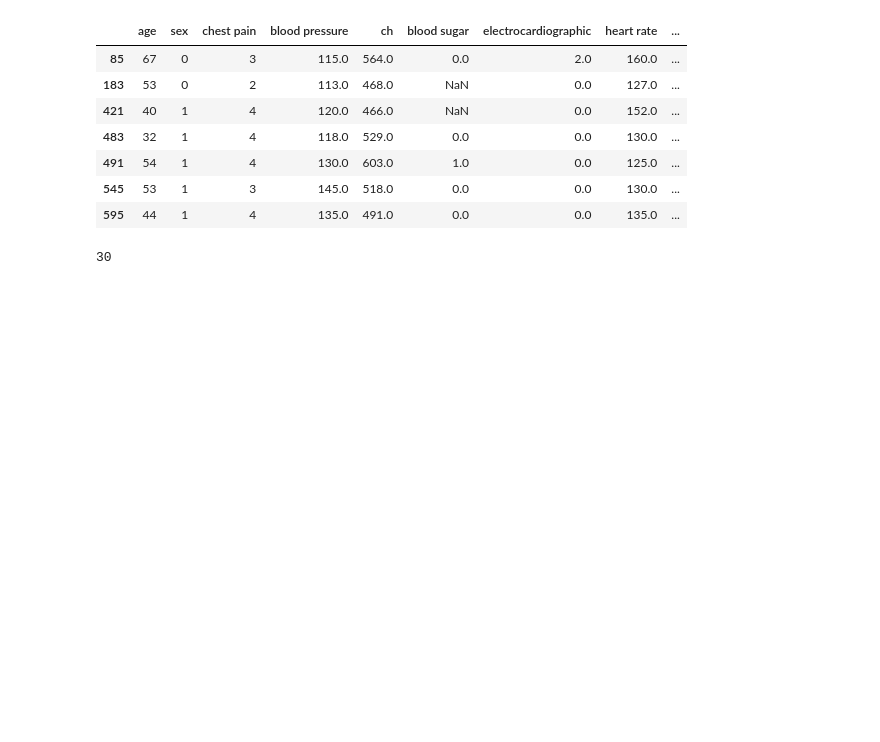
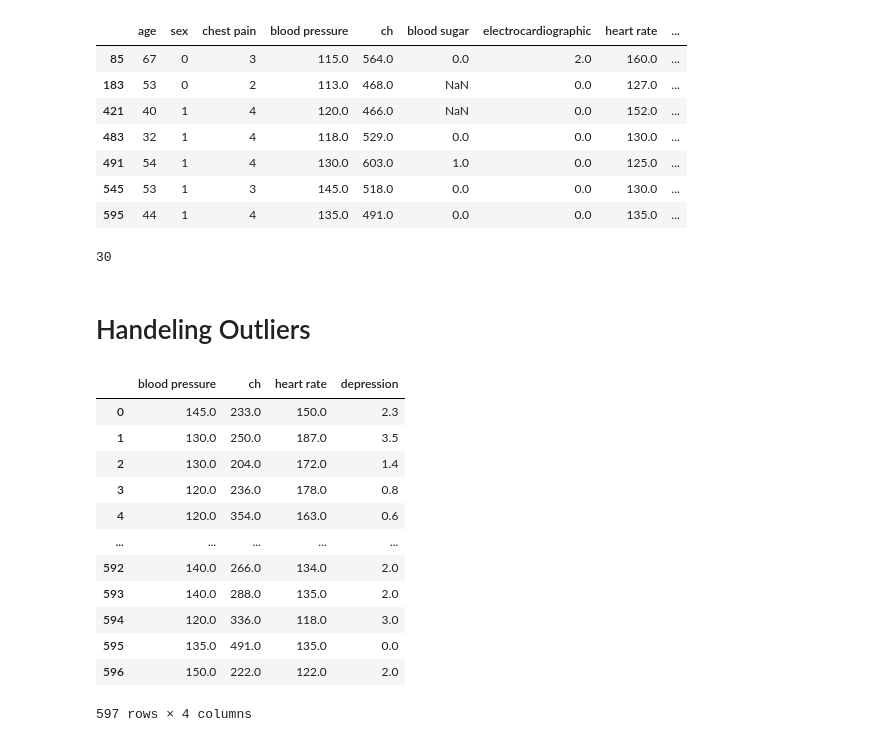
Before and after one commit to majidgolbaz/Heart-Failure-Prediction, a Jupyter notebook: Pre-Processing/preProccessing.ipynb, the cells around one changed output. Drawn from its saved outputs; the diff is of its cells as text; code cells hidden in the pictures; blank space fills up the shorter version.

Commit message:
[ADD-MGO] working on outliers

```diff
--- a/Pre-Processing/preProccessing.ipynb
+++ b/Pre-Processing/preProccessing.ipynb
@@ -597,3 +583,22 @@ len(df_inside)
 len(df) - len(df_inside)
 # %% [output]
 30
+# %% [markdown]
+# Handeling Outliers
+# %%
+df2 = df[['blood pressure','ch', 'heart rate','depression ']]
+df2
+# %% [output]
+|  | blood pressure | ch | heart rate | depression |
+| 0 | 145.0 | 233.0 | 150.0 | 2.3 |
+| 1 | 130.0 | 250.0 | 187.0 | 3.5 |
+| 2 | 130.0 | 204.0 | 172.0 | 1.4 |
+| 3 | 120.0 | 236.0 | 178.0 | 0.8 |
+| 4 | 120.0 | 354.0 | 163.0 | 0.6 |
+| ... | ... | ... | ... | ... |
+| 592 | 140.0 | 266.0 | 134.0 | 2.0 |
+| 593 | 140.0 | 288.0 | 135.0 | 2.0 |
+| 594 | 120.0 | 336.0 | 118.0 | 3.0 |
+| 595 | 135.0 | 491.0 | 135.0 | 0.0 |
+| 596 | 150.0 | 222.0 | 122.0 | 2.0 |
+597 rows × 4 columns
```
Also changed, not shown: parts of 3 cells of this notebook.
